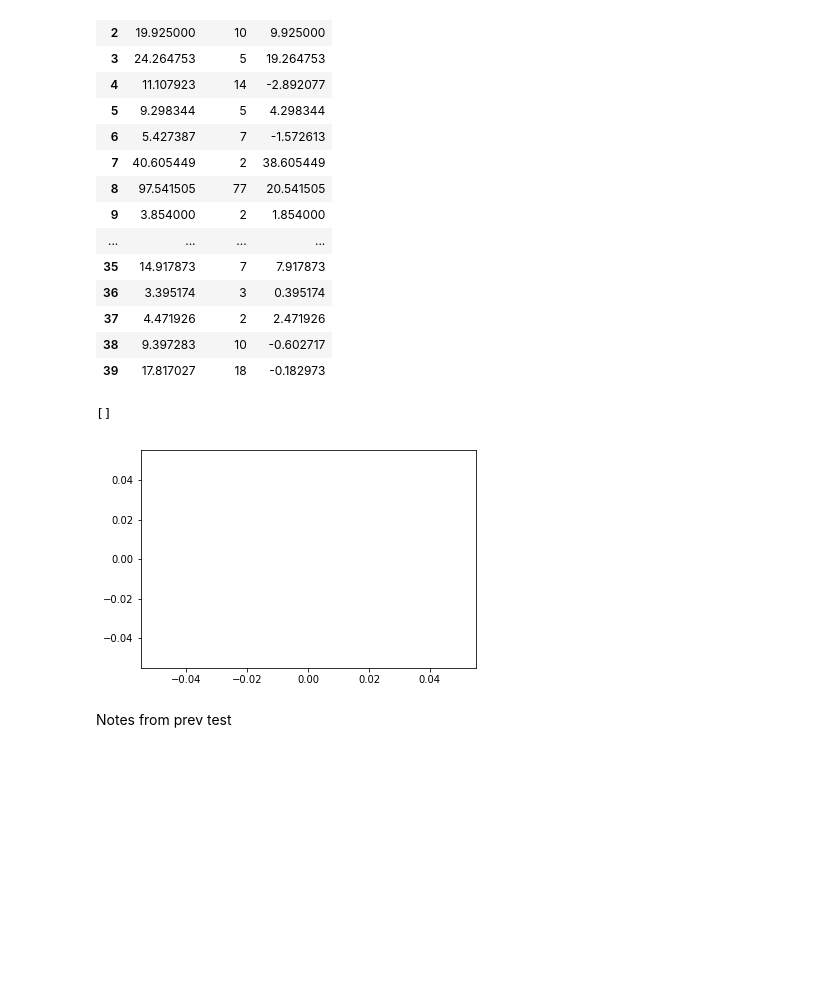
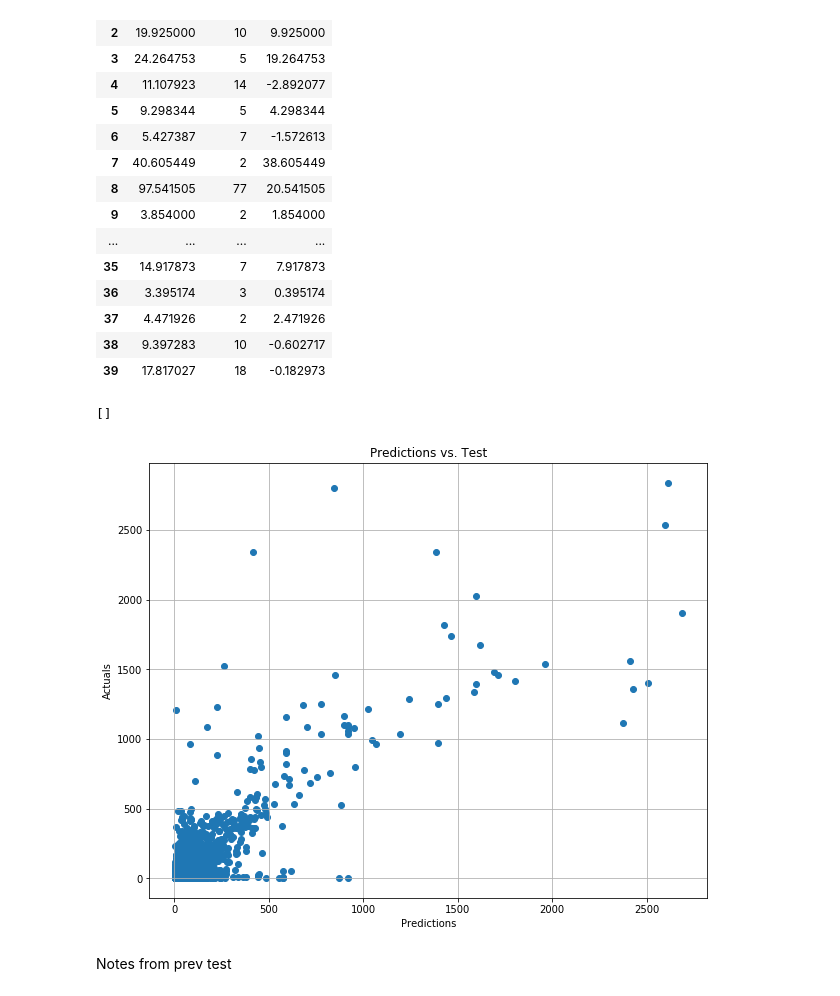
Before and after one commit to melodymassis/TS_Forecasting, a Jupyter notebook: random_forest.ipynb, the cells around one changed output. Cells and saved outputs as stored; diff of their text form; code cells hidden in the pictures; blank space fills up the shorter version.

```diff
--- a/random_forest.ipynb
+++ b/random_forest.ipynb
@@ -92,11 +92,17 @@ comparison.head(40)
 | 37 | 4.471926 | 2 | 2.471926 |
 | 38 | 9.397283 | 10 | -0.602717 |
 | 39 | 17.817027 | 18 | -0.182973 |
-# %%
-plt.plot()
-# %% [output]
-[]
-[figure, removed]
+# %%
+plt.figure(figsize=(10,8))
+plt.scatter(predictions, y_test)
+plt.title("Predictions vs. Test")
+plt.ylabel("Actuals")
+plt.xlabel("Predictions")
+plt.grid(True)
+plt.plot()
+# %% [output]
+[]
+[figure, added]
 # %%
 print(predictions)
 # %%
```
